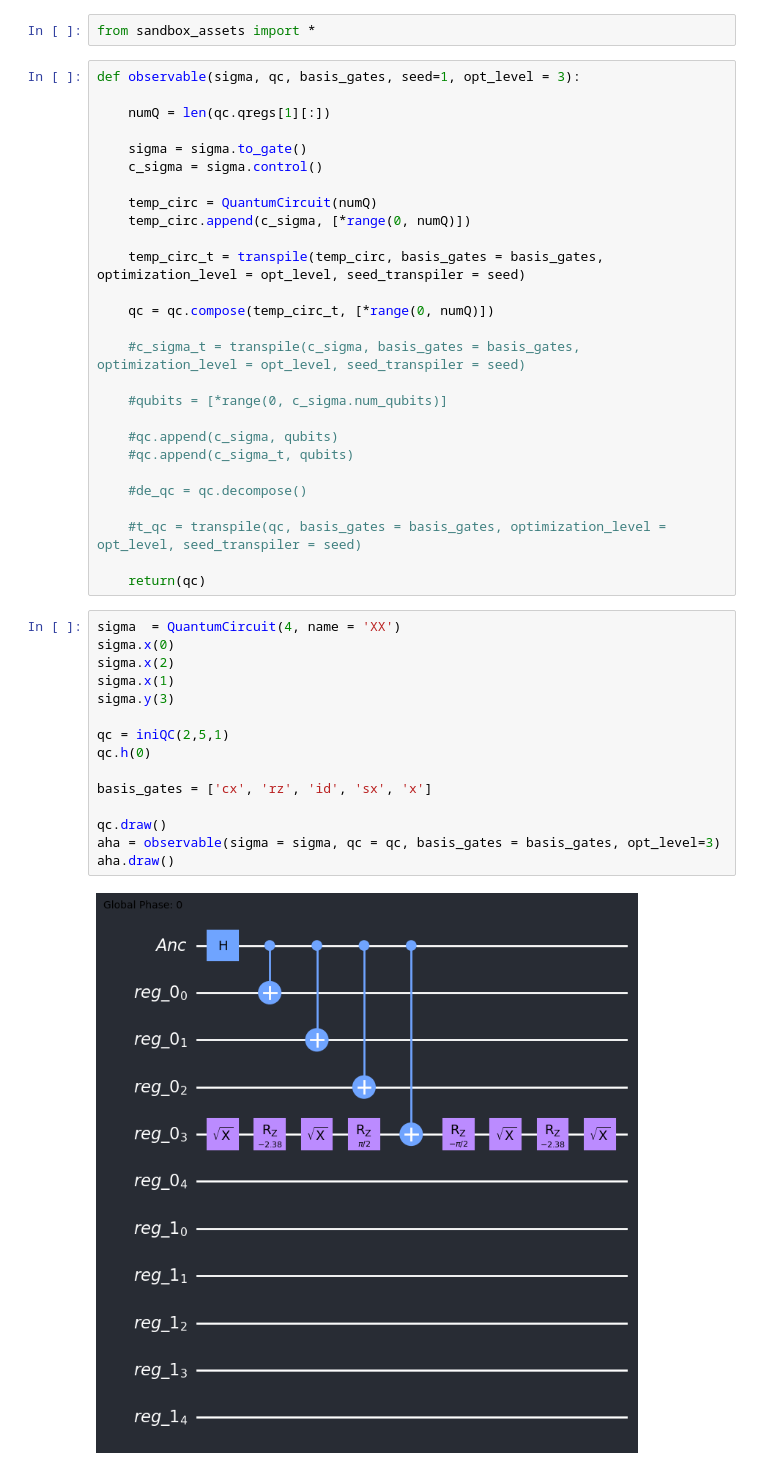
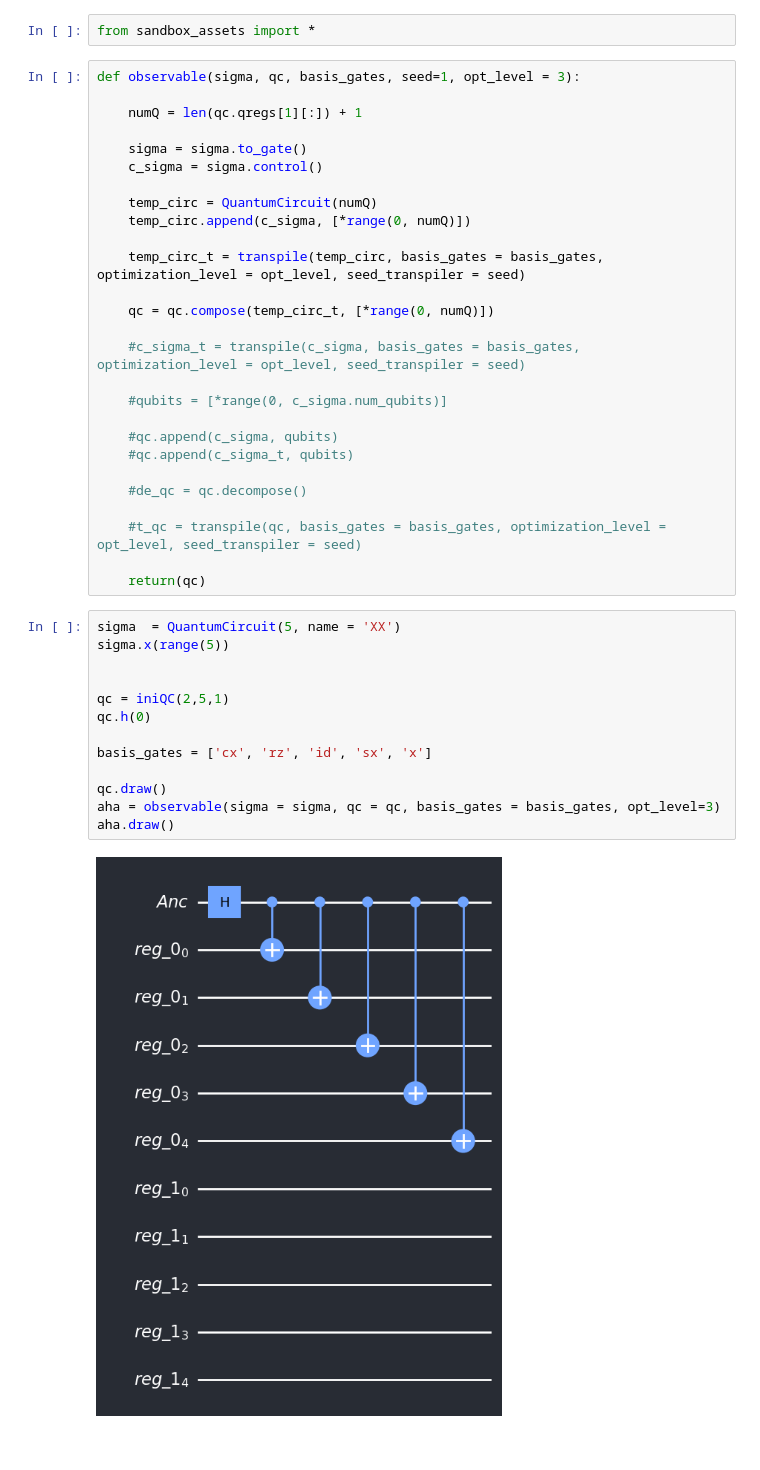
Before and after one commit to noszitomi/UCLQ_internship, a Jupyter notebook: UCLQ_code/sandbox/observable.ipynb, the cells around one changed output. Drawn from its saved outputs; the diff is of its cells as text; blank space fills up the shorter version.

```diff
--- a/UCLQ_code/sandbox/observable.ipynb
+++ b/UCLQ_code/sandbox/observable.ipynb
@@ -3,7 +3,7 @@ from sandbox_assets import *
 # %%
 def observable(sigma, qc, basis_gates, seed=1, opt_level = 3):
 
-    numQ = len(qc.qregs[1][:])
+    numQ = len(qc.qregs[1][:]) + 1
 
     sigma = sigma.to_gate()
     c_sigma = sigma.control()
@@ -28,19 +28,17 @@ def observable(sigma, qc, basis_gates, seed=1, opt_level = 3):
 
     return(qc)
 # %%
-sigma  = QuantumCircuit(4, name = 'XX')
-sigma.x(0)
-sigma.x(2)
-sigma.x(1)
-sigma.y(3)
+sigma  = QuantumCircuit(5, name = 'XX')
+sigma.x(range(5))
+
 
 qc = iniQC(2,5,1)
 qc.h(0)
 
 basis_gates = ['cx', 'rz', 'id', 'sx', 'x']
 
 qc.draw()
 aha = observable(sigma = sigma, qc = qc, basis_gates = basis_gates, opt_level=3)
 aha.draw()
 # %% [output]
-[figure, old version]
+[figure, new version]
```
Also changed, not shown: 3 other files.
